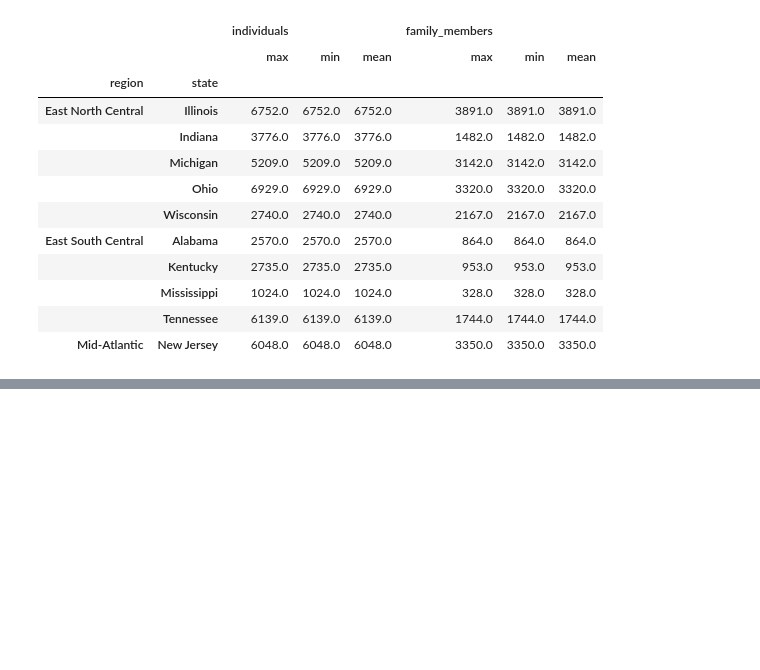
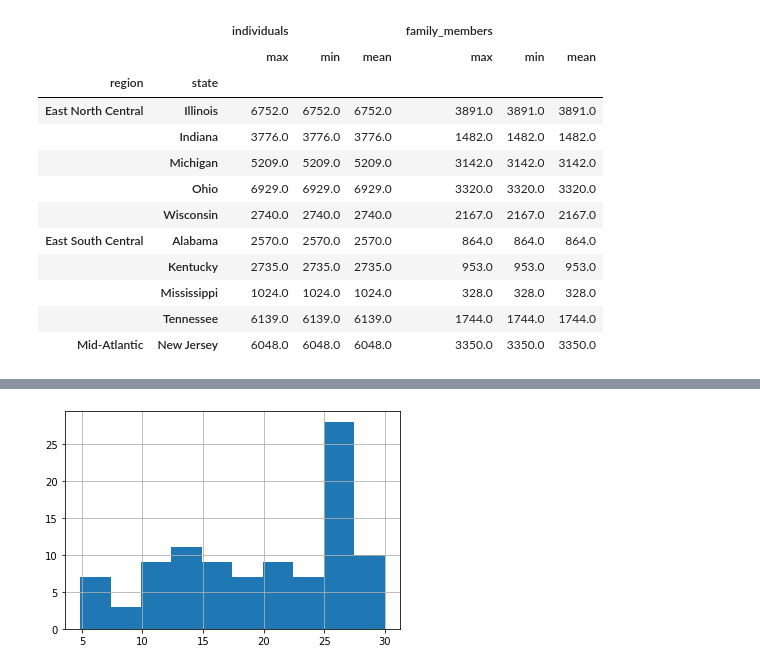
Before and after one commit to thien1892/Skill_for_Data_Scientist_with_Python, a Jupyter notebook: Data_Manipulation_with_pandas.ipynb, the cells around one changed output, grey strips where cells are left out. Cells and saved outputs as stored; diff of their text form; code cells hidden in the pictures; blank space fills up the shorter version.

```diff
--- a/Data_Manipulation_with_pandas.ipynb
+++ b/Data_Manipulation_with_pandas.ipynb
@@ -345,0 +495,3 @@ df.groupby(['region', 'state'])['individuals', 'family_members'].agg([max, min,
+# %%
+df1 = pd.read_csv('temperatures.csv', index_col= 0, parse_dates= ['date'])
+df1.groupby('city')['avg_temp_c'].mean()
@@ -345,0 +512,6 @@ df.groupby(['region', 'state'])['individuals', 'family_members'].agg([max, min,
+# %%
+import matplotlib.pyplot as plt
+df1.groupby('city')['avg_temp_c'].mean().hist()
+plt.show()
+# %% [output]
+[figure, added]
```
Also changed, not shown: parts of 38 cells of this notebook.
